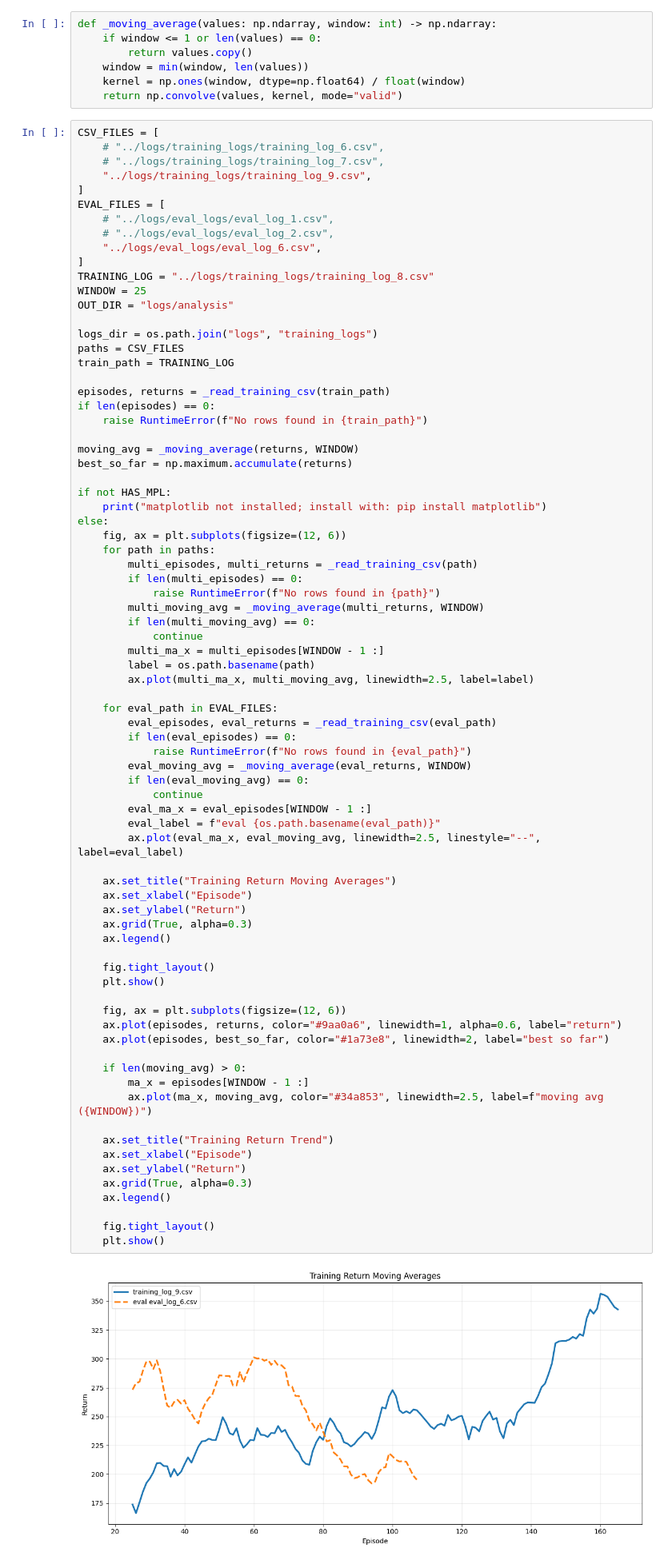
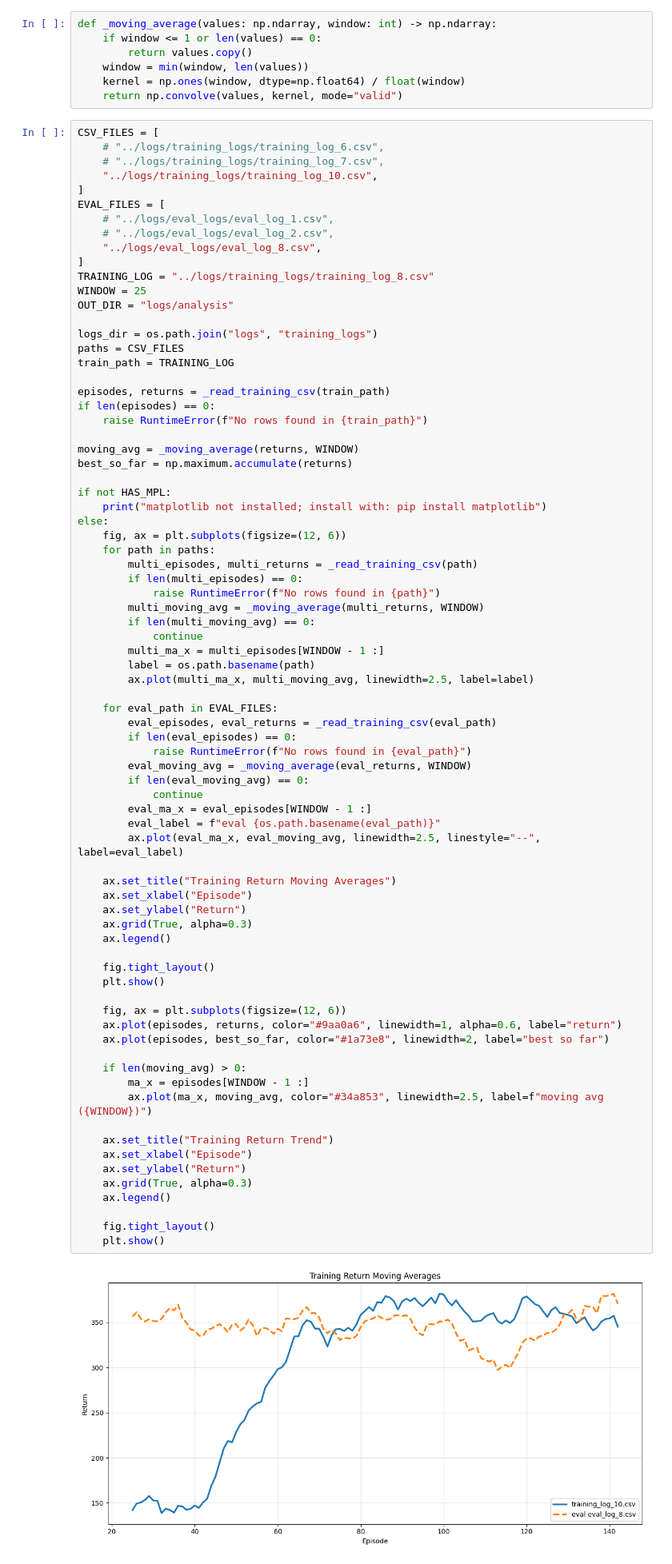
Before and after one commit to Muhammed-Owais01/RL-Godot, a Jupyter notebook: rl-training/analysis/training_eval.ipynb, the cells around one changed output. Shown at 80% size. Saved outputs shown, nothing was run; the diff lists cells and outputs as text.

Commit message:
refactor: new generate graphs

```diff
--- a/rl-training/analysis/training_eval.ipynb
+++ b/rl-training/analysis/training_eval.ipynb
@@ -26,12 +26,12 @@ def _moving_average(values: np.ndarray, window: int) -> np.ndarray:
 CSV_FILES = [
     # "../logs/training_logs/training_log_6.csv",
     # "../logs/training_logs/training_log_7.csv",
-    "../logs/training_logs/training_log_9.csv",
+    "../logs/training_logs/training_log_10.csv",
 ]
 EVAL_FILES = [
     # "../logs/eval_logs/eval_log_1.csv",
     # "../logs/eval_logs/eval_log_2.csv",
-    "../logs/eval_logs/eval_log_6.csv",
+    "../logs/eval_logs/eval_log_8.csv",
 ]
 TRAINING_LOG = "../logs/training_logs/training_log_8.csv"
 WINDOW = 25
@@ -73,32 +73,32 @@ else:
         eval_ma_x = eval_episodes[WINDOW - 1 :]
         eval_label = f"eval {os.path.basename(eval_path)}"
         ax.plot(eval_ma_x, eval_moving_avg, linewidth=2.5, linestyle="--", label=eval_label)
 
     ax.set_title("Training Return Moving Averages")
     ax.set_xlabel("Episode")
     ax.set_ylabel("Return")
     ax.grid(True, alpha=0.3)
     ax.legend()
 
     fig.tight_layout()
     plt.show()
 
     fig, ax = plt.subplots(figsize=(12, 6))
     ax.plot(episodes, returns, color="#9aa0a6", linewidth=1, alpha=0.6, label="return")
     ax.plot(episodes, best_so_far, color="#1a73e8", linewidth=2, label="best so far")
 
     if len(moving_avg) > 0:
         ma_x = episodes[WINDOW - 1 :]
         ax.plot(ma_x, moving_avg, color="#34a853", linewidth=2.5, label=f"moving avg ({WINDOW})")
 
     ax.set_title("Training Return Trend")
     ax.set_xlabel("Episode")
     ax.set_ylabel("Return")
     ax.grid(True, alpha=0.3)
     ax.legend()
 
     fig.tight_layout()
     plt.show()
 # %% [output]
-[figure, old version]
+[figure, new version]
 [figure]
```
Also changed, not shown: 2 other files.
